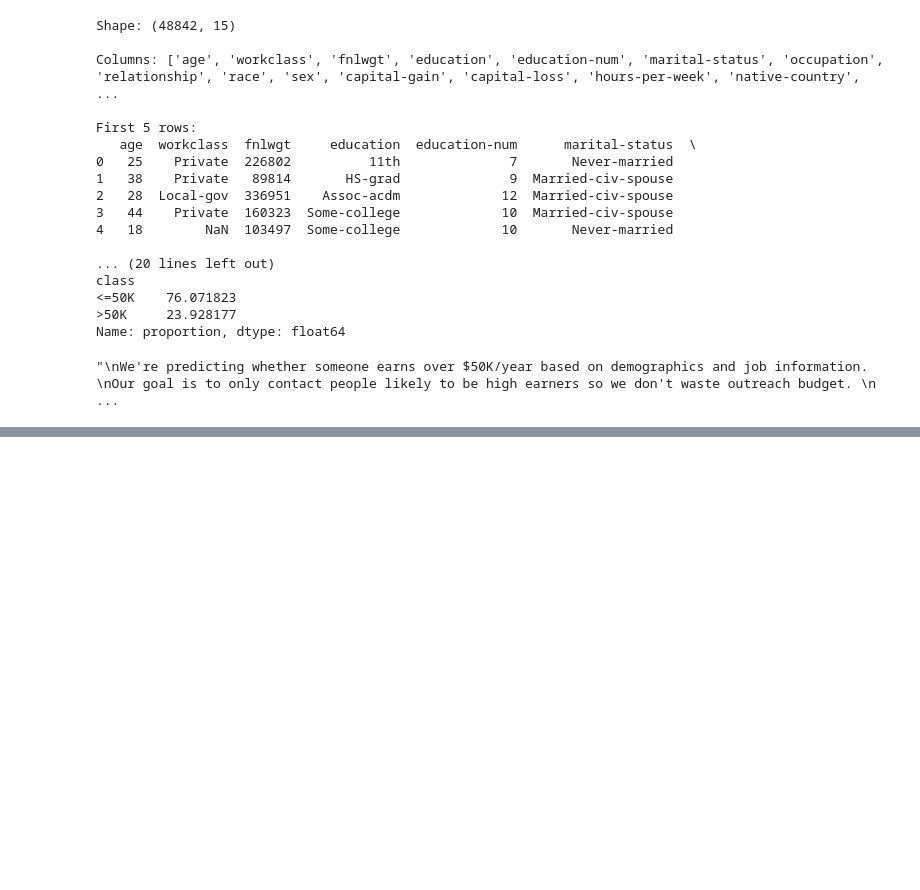
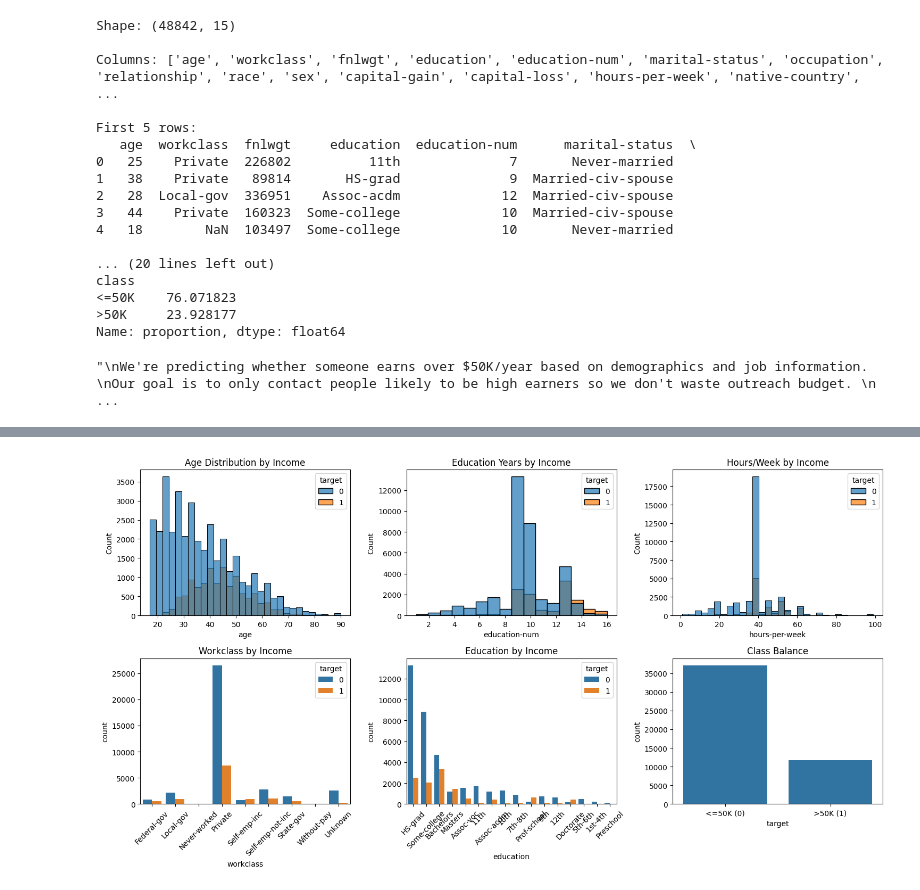
Before and after one commit to r-muhammadahmadabbas/netixsol-internship-2026, a Jupyter notebook: week-1/day1-task-soln.ipynb, the cells around one changed output, grey strips where cells are left out. Drawn from its saved outputs; the diff is of its cells as text; code cells hidden in the pictures; blank space fills up the shorter version.

Commit message:
Task 2 done

```diff
--- a/week-1/day1-task-soln.ipynb
+++ b/week-1/day1-task-soln.ipynb
@@ -58,4 +58,95 @@ class
 Name: proportion, dtype: float64
 "\nWe're predicting whether someone earns over $50K/year based on demographics and job information. \nOur goal is to only contact people likely to be high earners so we don't waste outreach budget. \n ...
 # %%
-# Task 2
+# ============================================================
+# TASK 2: Data Load & Quick EDA
+# ============================================================
+
+# Create binary target (needed if kernel restarted)
+df['target'] = (df['class'] == '>50K').astype(int)
+
+# Check for missing values
+print("Missing values per column:")
+print(df.isnull().sum())
+
+# Check for '?' strings
+for col in df.select_dtypes(include='object').columns:
+    q_count = (df[col] == '?').sum()
+    if q_count > 0:
+        print(f"Column '{col}' has {q_count} '?' values")
+
+# Fill categorical NaNs with "Unknown"
+for col in ['workclass', 'occupation', 'native-country']:
+    df[col] = df[col].fillna('Unknown')
+
+# Verify no missing left
+print("\nMissing values after cleaning:")
+print(df[['workclass', 'occupation', 'native-country']].isnull().sum())
+
+# Numeric summaries
+num_cols = df.select_dtypes(include='number').columns.tolist()
+print("\nNumeric columns:", num_cols)
+print(df[num_cols].describe())
+
+# Categorical value counts
+cat_cols = df.select_dtypes(include='category').columns.tolist()
+print("\nCategorical columns:", cat_cols)
+for col in cat_cols:
+    print(f"\n--- {col} ---")
+    print(df[col].value_counts())
+
+# Visualizations
+import matplotlib.pyplot as plt
+import seaborn as sns
+
+fig, axes = plt.subplots(2, 3, figsize=(15, 8))
+
+sns.histplot(data=df, x='age', hue='target', bins=30, ax=axes[0,0], alpha=0.7)
+axes[0,0].set_title('Age Distribution by Income')
+
+sns.histplot(data=df, x='education-num', hue='target', bins=16, ax=axes[0,1], alpha=0.7)
+axes[0,1].set_title('Education Years by Income')
+
+sns.histplot(data=df, x='hours-per-week', hue='target', bins=30, ax=axes[0,2], alpha=0.7)
+axes[0,2].set_title('Hours/Week by Income')
+
+sns.countplot(data=df, x='workclass', hue='target', ax=axes[1,0])
+axes[1,0].set_title('Workclass by Income')
+axes[1,0].tick_params(axis='x', rotation=45)
+
+sns.countplot(data=df, x='education', hue='target', order=df['education'].value_counts().index, ax=axes[1,1])
+axes[1,1].set_title('Education by Income')
+axes[1,1].tick_params(axis='x', rotation=45)
+
+sns.countplot(data=df, x='target', ax=axes[1,2])
+axes[1,2].set_title('Class Balance')
+axes[1,2].set_xticklabels(['<=50K (0)', '>50K (1)'])
+
+plt.tight_layout()
+plt.savefig('eda_visualizations.png', dpi=150, bbox_inches='tight')
+plt.show()
+
+# Summary table
+summary = {
+    'Metric': [
+        'Total Samples', 'Positive Class (>50K)', 'Negative Class (<=50K)',
+        'Base Rate (% >50K)', 'Age Mean', 'Education-num Mean',
+        'Hours/Week Mean', 'Workclass: Private %', 'Education: HS-grad %',
+        'Native-Country: US %'
+    ],
+    'Value': [
+        len(df), int(df['target'].sum()), int((df['target'] == 0).sum()),
+        f"{df['target'].mean()*100:.2f}%", f"{df['age'].mean():.1f}",
+        f"{df['education-num'].mean():.1f}", f"{df['hours-per-week'].mean():.1f}",
+        f"{(df['workclass']=='Private').mean()*100:.1f}%",
+        f"{(df['education']=='HS-grad').mean()*100:.1f}%",
+        f"{(df['native-country']=='United-States').mean()*100:.1f}%"
+    ]
+}
+
+summary_df = pd.DataFrame(summary)
+print("\nSUMMARY TABLE")
+print(summary_df.to_string(index=False))
+summary_df.to_csv('eda_summary_table.csv', index=False)
+print("\n Task 2 complete — saved eda_visualizations.png + eda_summary_table.csv")
+# %% [output]
@@ -61,0 +170 @@ Name: proportion, dtype: float64
+[figure, added]
```
Also changed, not shown: parts of 1 cell of this notebook, 2 other files.
